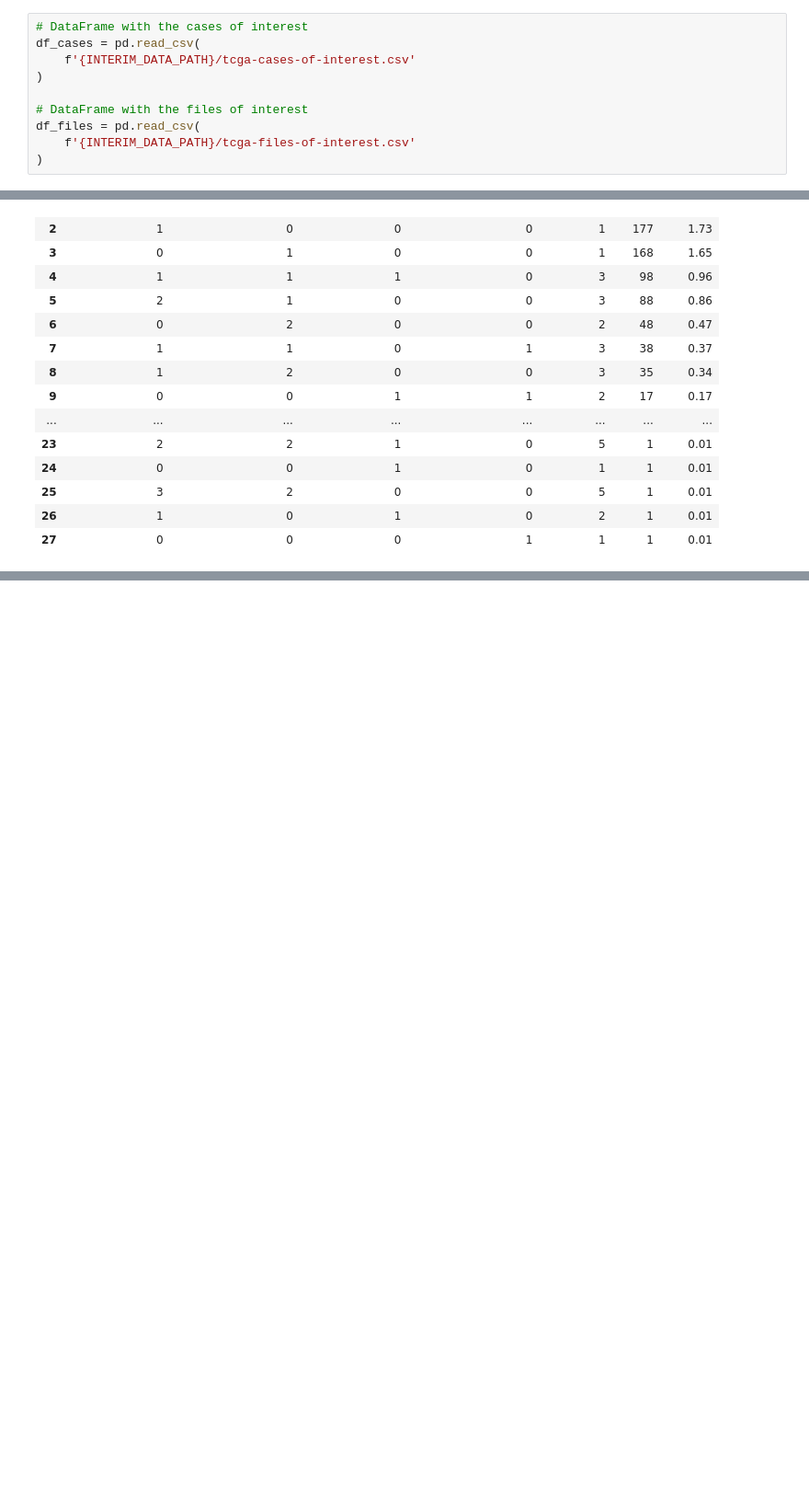
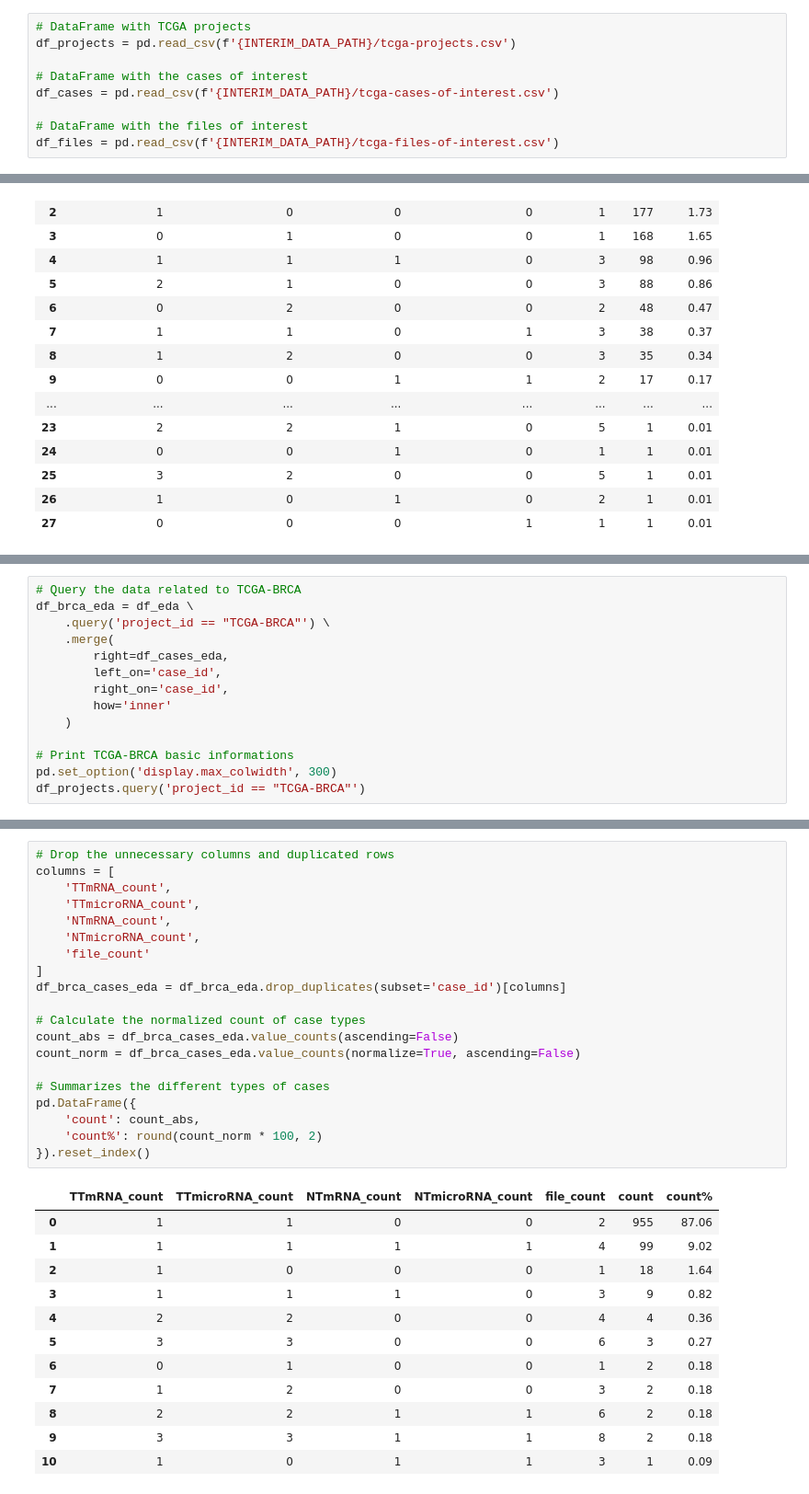
Before and after one commit to MylenaRoberta/pan-cancer-analysis, a Jupyter notebook: notebooks/gdc-tcga/04_tcga-exploratory-data-analysis.ipynb, the cells around one changed output, grey strips where cells are left out. Shown at 92% size. Saved outputs shown, nothing was run; the diff lists cells and outputs as text; blank space fills up the shorter version.

Commit message:
feat(gdc-tcga): brief analysis of TCGA projects related to breast, ovary and uterus

```diff
--- a/notebooks/gdc-tcga/04_tcga-exploratory-data-analysis.ipynb
+++ b/notebooks/gdc-tcga/04_tcga-exploratory-data-analysis.ipynb
@@ -24,15 +24,14 @@ INTERIM_DATA_PATH = f'{DATA_PATH}/interim/gdc-tcga'
 # %% [markdown]
 # Data Loading and Preparation
 # %%
+# DataFrame with TCGA projects
+df_projects = pd.read_csv(f'{INTERIM_DATA_PATH}/tcga-projects.csv')
+
 # DataFrame with the cases of interest
-df_cases = pd.read_csv(
-    f'{INTERIM_DATA_PATH}/tcga-cases-of-interest.csv'
-)
+df_cases = pd.read_csv(f'{INTERIM_DATA_PATH}/tcga-cases-of-interest.csv')
 
 # DataFrame with the files of interest
-df_files = pd.read_csv(
-    f'{INTERIM_DATA_PATH}/tcga-files-of-interest.csv'
-)
+df_files = pd.read_csv(f'{INTERIM_DATA_PATH}/tcga-files-of-interest.csv')
 # %%
 # Join both cases and files DataFrames for the exploratory data analysis (EDA)
 df_eda = df_cases \
@@ -235,0 +239,14 @@ df_case_counts.reset_index()
+# %%
+# Query the data related to TCGA-BRCA
+df_brca_eda = df_eda \
+    .query('project_id == "TCGA-BRCA"') \
+    .merge(
+        right=df_cases_eda,
+        left_on='case_id',
+        right_on='case_id',
+        how='inner'
+    )
+
+# Print TCGA-BRCA basic informations
+pd.set_option('display.max_colwidth', 300)
+df_projects.query('project_id == "TCGA-BRCA"')
@@ -235,0 +280,33 @@ df_case_counts.reset_index()
+# %%
+# Drop the unnecessary columns and duplicated rows
+columns = [
+    'TTmRNA_count',
+    'TTmicroRNA_count',
+    'NTmRNA_count',
+    'NTmicroRNA_count',
+    'file_count'
+]
+df_brca_cases_eda = df_brca_eda.drop_duplicates(subset='case_id')[columns]
+
+# Calculate the normalized count of case types
+count_abs = df_brca_cases_eda.value_counts(ascending=False)
+count_norm = df_brca_cases_eda.value_counts(normalize=True, ascending=False)
+
+# Summarizes the different types of cases
+pd.DataFrame({
+    'count': count_abs,
+    'count%': round(count_norm * 100, 2)
+}).reset_index()
+# %% [output]
+|  | TTmRNA_count | TTmicroRNA_count | NTmRNA_count | NTmicroRNA_count | file_count | count | count% |
+| 0 | 1 | 1 | 0 | 0 | 2 | 955 | 87.06 |
+| 1 | 1 | 1 | 1 | 1 | 4 | 99 | 9.02 |
+| 2 | 1 | 0 | 0 | 0 | 1 | 18 | 1.64 |
+| 3 | 1 | 1 | 1 | 0 | 3 | 9 | 0.82 |
+| 4 | 2 | 2 | 0 | 0 | 4 | 4 | 0.36 |
+| 5 | 3 | 3 | 0 | 0 | 6 | 3 | 0.27 |
+| 6 | 0 | 1 | 0 | 0 | 1 | 2 | 0.18 |
+| 7 | 1 | 2 | 0 | 0 | 3 | 2 | 0.18 |
+| 8 | 2 | 2 | 1 | 1 | 6 | 2 | 0.18 |
+| 9 | 3 | 3 | 1 | 1 | 8 | 2 | 0.18 |
+| 10 | 1 | 0 | 1 | 1 | 3 | 1 | 0.09 |
```
Also changed, not shown: parts of 34 cells of this notebook.
